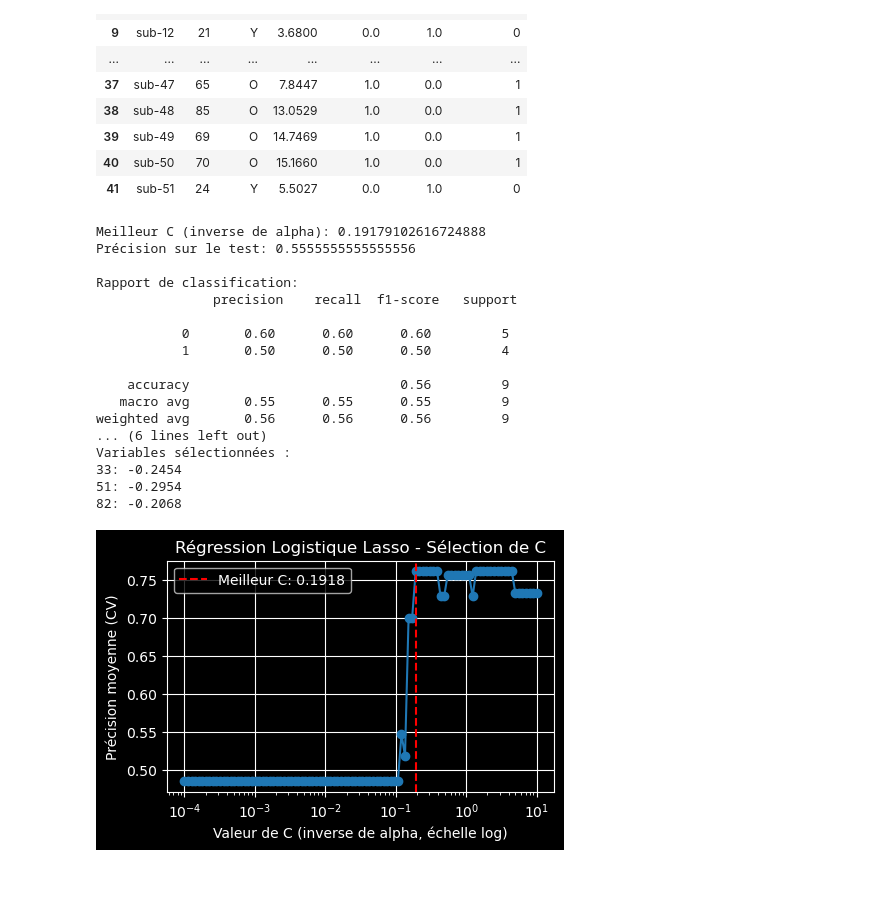
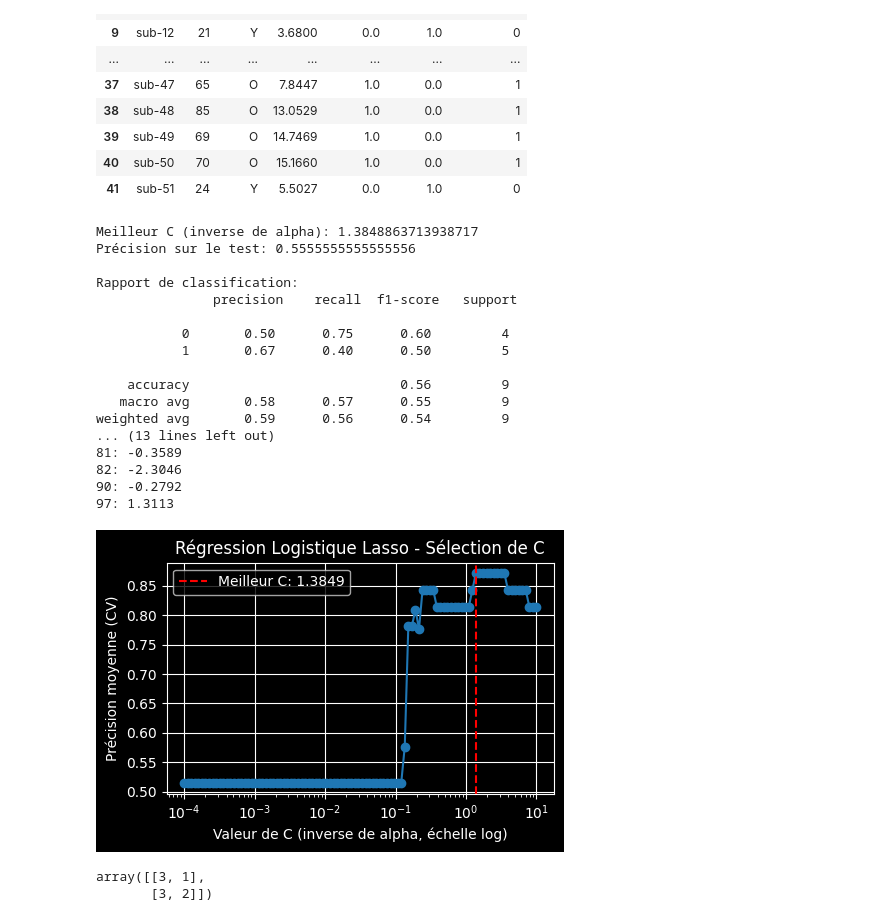
Before and after one commit to nicolascatz/CRPN_DTI_AGING_DPAKNC, a Jupyter notebook: scripts/DTI_Aging_Descr&Regression_SL_112025_V2.ipynb, the cells around one changed output. Saved outputs shown, nothing was run; the diff lists cells and outputs as text; code cells hidden in the pictures; blank space fills up the shorter version.

```diff
--- a/scripts/DTI_Aging_Descr&Regression_SL_112025_V2.ipynb
+++ b/scripts/DTI_Aging_Descr&Regression_SL_112025_V2.ipynb
@@ -140,9 +141,6 @@ from sklearn.preprocessing import RobustScaler
 from sklearn.model_selection import GridSearchCV, train_test_split
 from sklearn.metrics import accuracy_score, classification_report, confusion_matrix
 
-# Exemple de données (remplacez par les vôtres)
-#X = np.random.randn(42, 98)  # 42 sujets, 98 variables
-# y = np.random.randint(0, 2, 42)  # Variable cible binaire (0 ou 1)
 
 
 X_df = pd.DataFrame(DTI[:,:,5])
@@ -154,7 +152,7 @@ y=jnd_grouped # jnd_grouped or age_grouped or age or JND_P
 
 
 # Séparation des données
-X_train, X_test, y_train, y_test = train_test_split(X, y, test_size=0.2,random_state=42)
+X_train, X_test, y_train, y_test = train_test_split(X, y, test_size=0.2)
 
 # Pipeline avec RobustScaler et LogisticRegression (Lasso)
 pipeline = Pipeline([
@@ -202,41 +200,45 @@ mean_scores = results['mean_test_score']
 # Coefficients du modèle
 coef = best_model.named_steps['logistic'].coef_[0]
 
 # Variables sélectionnées (coefficients non nuls)
 selected_features = X.columns[coef != 0]
 selected_coefficients = coef[coef != 0]
 
 # Affichage
 print("Variables sélectionnées :")
 for feature, coef in zip(selected_features, selected_coefficients):
     print(f"{feature}: {coef:.4f}")
 
 plt.figure(figsize=(5, 3))
 plt.semilogx(Cs, mean_scores, marker='o')
 plt.axvline(grid_search.best_params_['logistic__C'], color='r', linestyle='--',
             label=f'Meilleur C: {grid_search.best_params_["logistic__C"]:.4f}')
 plt.xlabel('Valeur de C (inverse de alpha, échelle log)')
 plt.ylabel('Précision moyenne (CV)')
 plt.title('Régression Logistique Lasso - Sélection de C')
 plt.legend()
 plt.grid(True)
 plt.show()
+
+conf_matrix
 # %% [output]
-Meilleur C (inverse de alpha): 0.19179102616724888
+Meilleur C (inverse de alpha): 1.3848863713938717
 Précision sur le test: 0.5555555555555556
 
 Rapport de classification:
                precision    recall  f1-score   support
 
-           0       0.60      0.60      0.60         5
-           1       0.50      0.50      0.50         4
+           0       0.50      0.75      0.60         4
+           1       0.67      0.40      0.50         5
 
     accuracy                           0.56         9
-   macro avg       0.55      0.55      0.55         9
-weighted avg       0.56      0.56      0.56         9
-... (6 lines left out)
-Variables sélectionnées :
-33: -0.2454
-51: -0.2954
-82: -0.2068
+   macro avg       0.58      0.57      0.55         9
+weighted avg       0.59      0.56      0.54         9
+... (13 lines left out)
+81: -0.3589
+82: -2.3046
+90: -0.2792
+97: 1.3113
-[figure, old version]
+[figure, new version]
+array([[3, 1],
+       [3, 2]])
```
Also changed, not shown: parts of 4 cells of this notebook.
